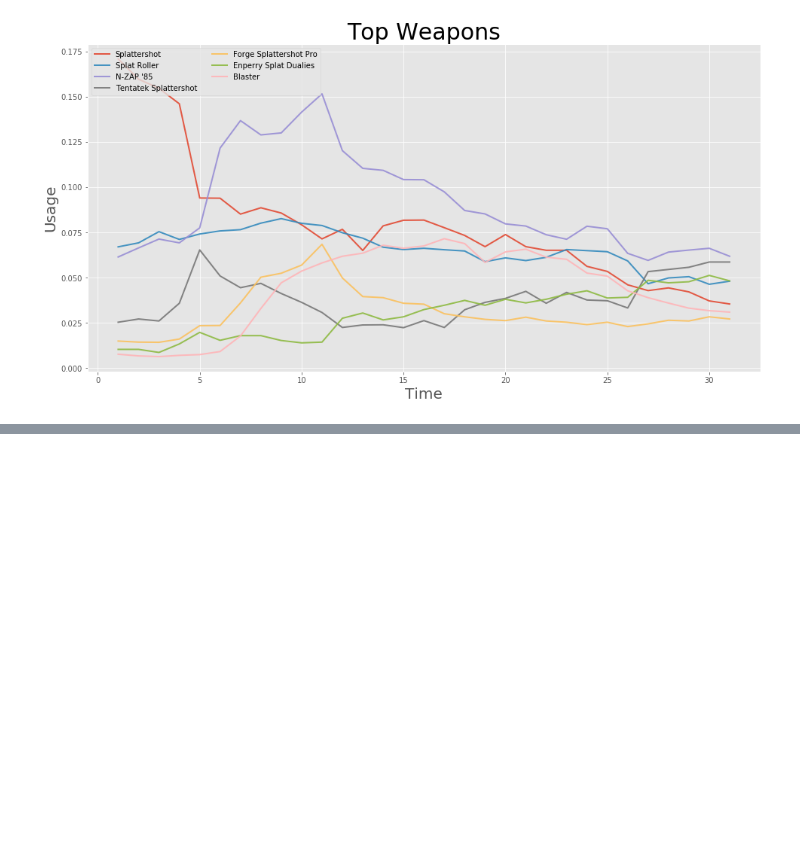
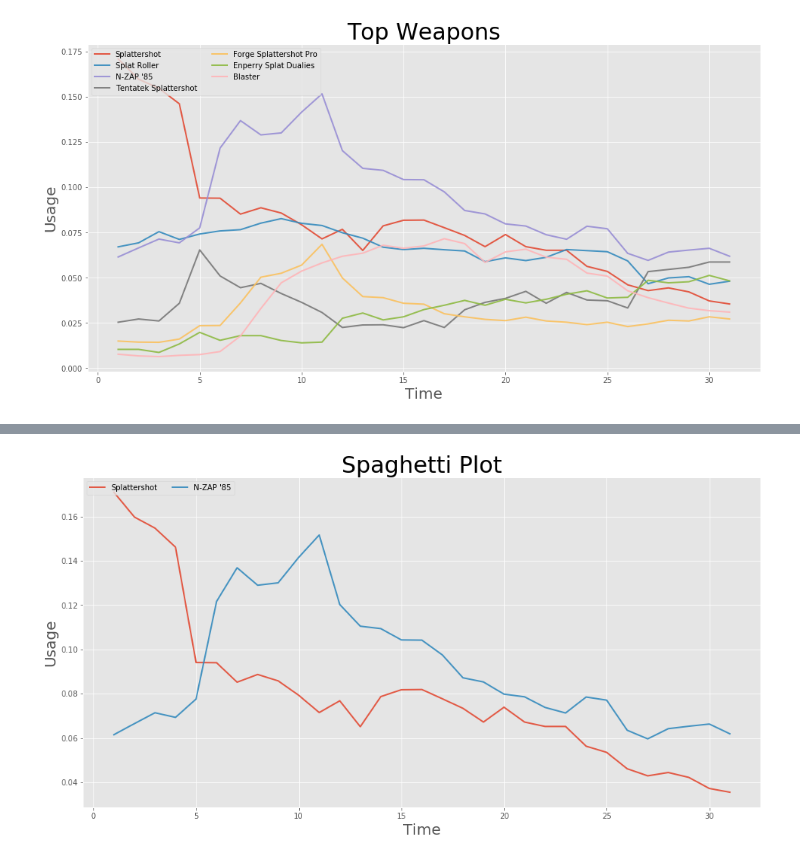
Before and after one commit to Rokushou/Splatoon2_Meta_EDA, a Jupyter notebook: EDA.ipynb, the cells around one changed output, grey strips where cells are left out. Drawn from its saved outputs; the diff is of its cells as text; code cells hidden in the pictures; blank space fills up the shorter version.

```diff
--- a/EDA.ipynb
+++ b/EDA.ipynb
@@ -139,0 +121,3 @@ spaghetti(usage_df.loc[top,:], 'Top Weapons')
+# %%
+shooter = usage_df.reindex(['Splattershot',"N-ZAP '85"])
+shooter
@@ -139,0 +130,4 @@ spaghetti(usage_df.loc[top,:], 'Top Weapons')
+# %%
+spaghetti(shooter)
+# %% [output]
+[figure, added]
```
Also changed, not shown: parts of 18 cells of this notebook.
